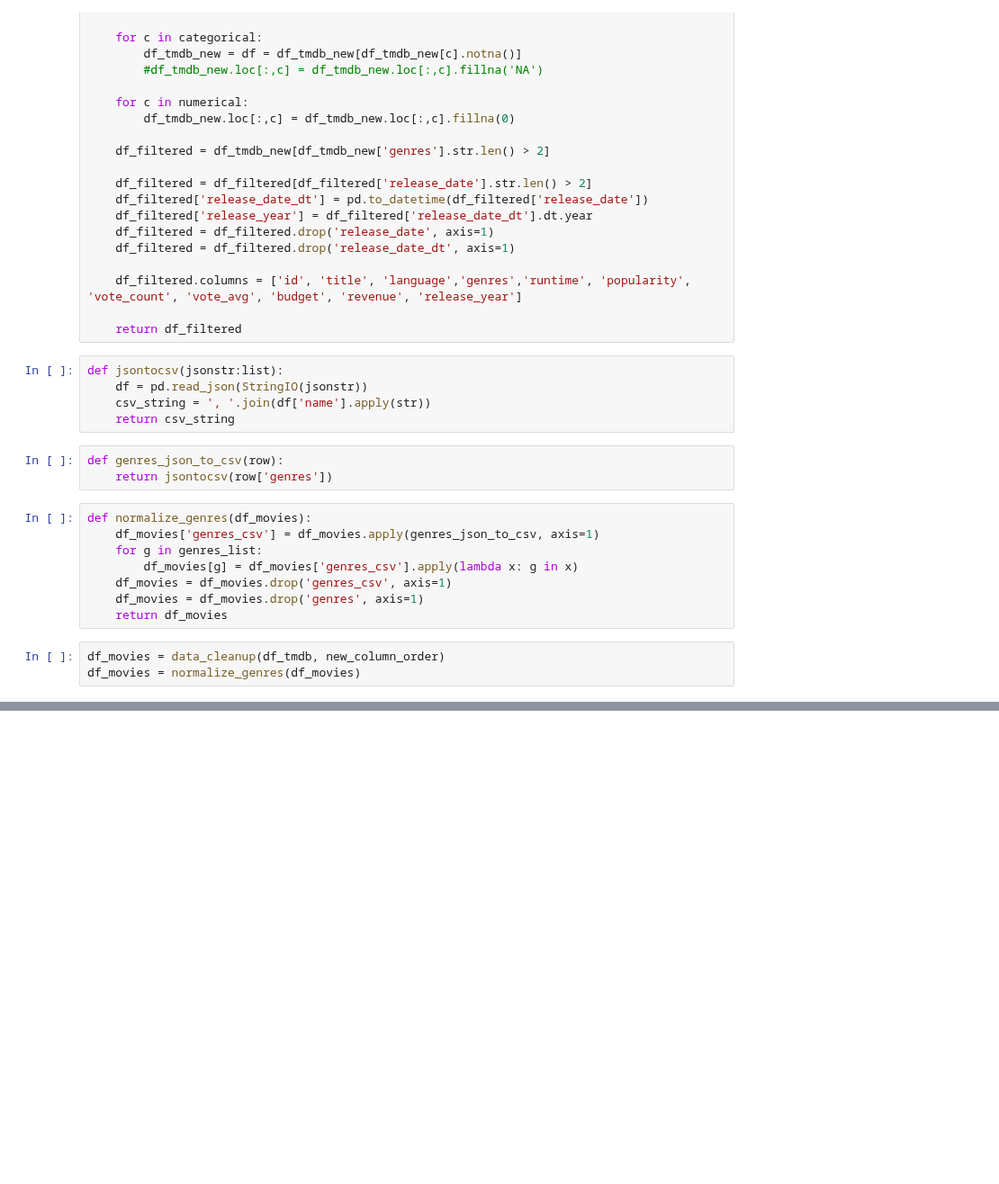
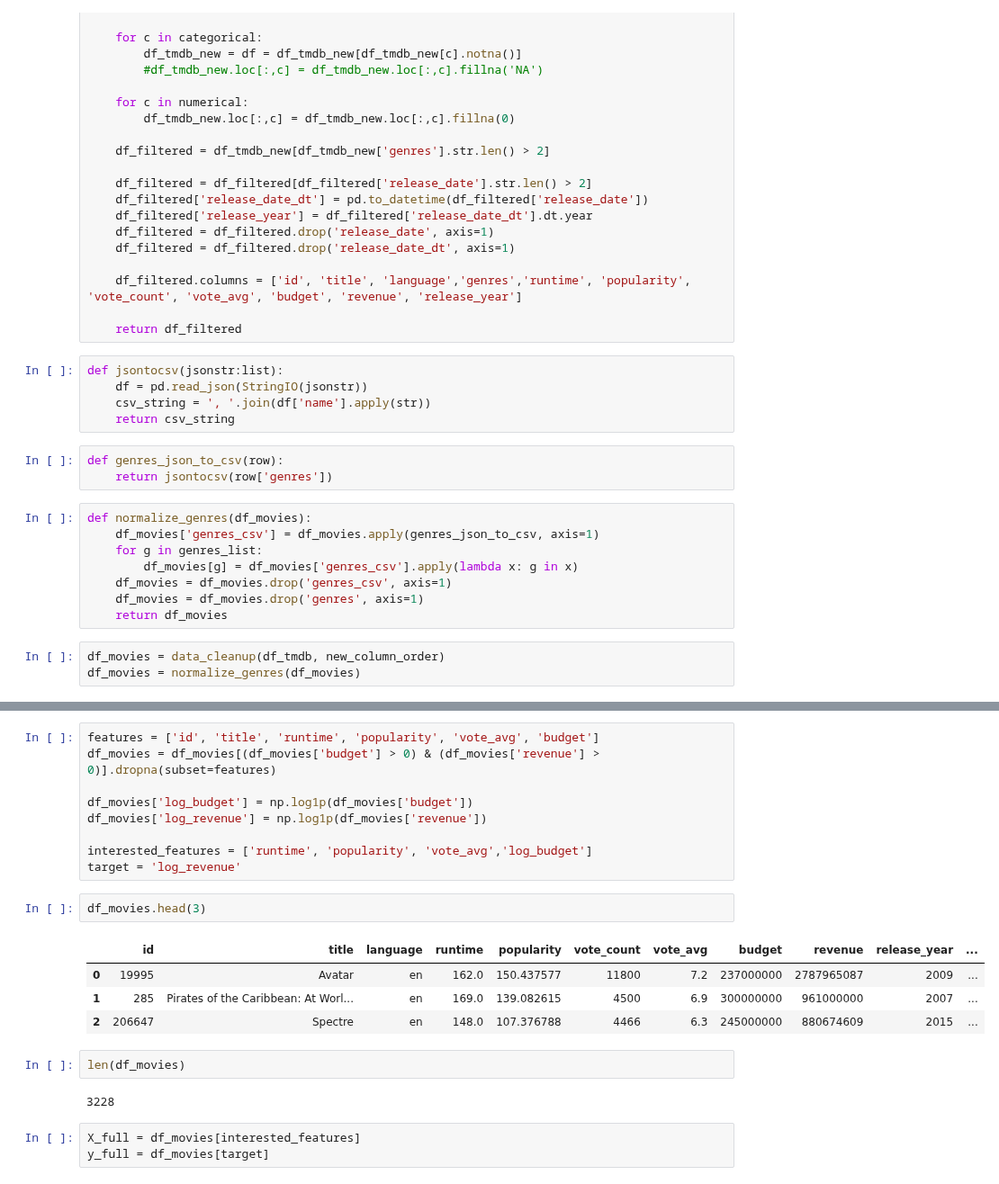
Before and after one commit to clicksuku/SundarkpCode, a Jupyter notebook: ML Zoomcamp 2025/MidYearProject/SKP_MidTerm_Regressions.ipynb, the cells around one changed output, grey strips where cells are left out. Shown at 90% size. Saved outputs shown, nothing was run; the diff lists cells and outputs as text; blank space fills up the shorter version.

```diff
--- a/ML Zoomcamp 2025/MidYearProject/SKP_MidTerm_Regressions.ipynb
+++ b/ML Zoomcamp 2025/MidYearProject/SKP_MidTerm_Regressions.ipynb
@@ -75,0 +84,23 @@ len(df_tmdb), len(df_movies)
+# %%
+features = ['id', 'title', 'runtime', 'popularity', 'vote_avg', 'budget']
+df_movies = df_movies[(df_movies['budget'] > 0) & (df_movies['revenue'] > 0)].dropna(subset=features)
+
+df_movies['log_budget'] = np.log1p(df_movies['budget'])
+df_movies['log_revenue'] = np.log1p(df_movies['revenue'])
+
+interested_features = ['runtime', 'popularity', 'vote_avg','log_budget']
+target = 'log_revenue'
+# %%
+df_movies.head(3)
+# %% [output]
+|  | id | title | language | runtime | popularity | vote_count | vote_avg | budget | revenue | release_year | ... |
+| 0 | 19995 | Avatar | en | 162.0 | 150.437577 | 11800 | 7.2 | 237000000 | 2787965087 | 2009 | ... |
+| 1 | 285 | Pirates of the Caribbean: At Worl... | en | 169.0 | 139.082615 | 4500 | 6.9 | 300000000 | 961000000 | 2007 | ... |
+| 2 | 206647 | Spectre | en | 148.0 | 107.376788 | 4466 | 6.3 | 245000000 | 880674609 | 2015 | ... |
+# %%
+len(df_movies)
+# %% [output]
+3228
+# %%
+X_full = df_movies[interested_features]
+y_full = df_movies[target]
```
Also changed, not shown: parts of 31 cells of this notebook.
